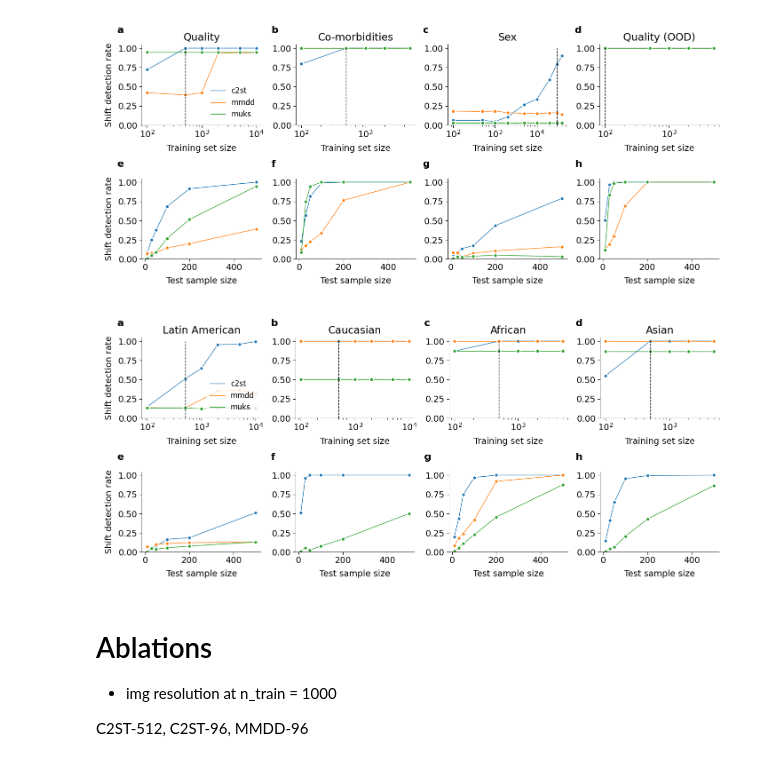
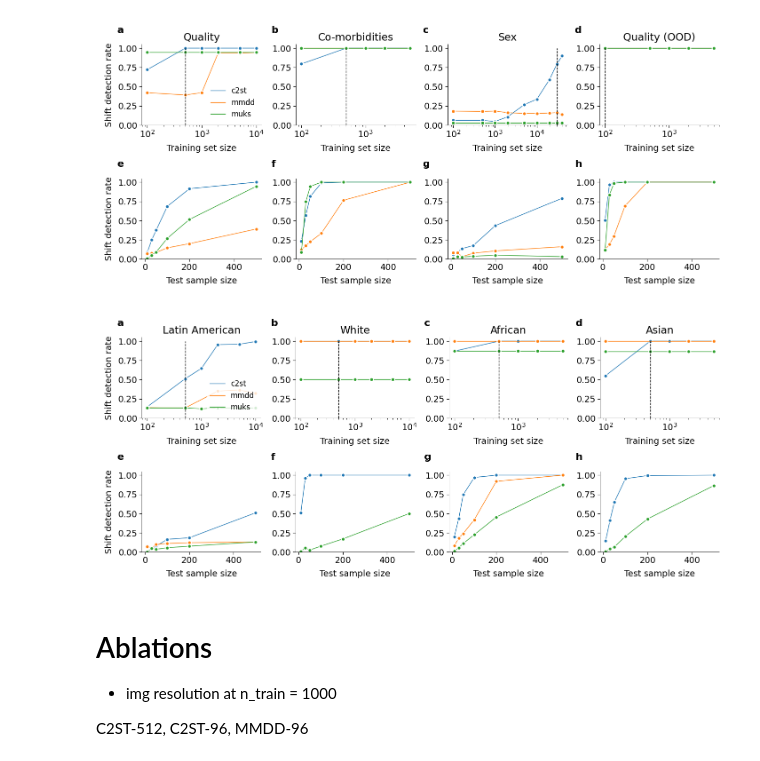
Before and after one commit to lmkoch/postmarket-shift-detection, a Jupyter notebook: scripts/plot.ipynb, the cells around one changed output. Saved outputs shown, nothing was run; the diff lists cells and outputs as text; code cells hidden in the pictures.

```diff
--- a/scripts/plot.ipynb
+++ b/scripts/plot.ipynb
@@ -475,39 +104,0 @@ See the caveats in the documentation: https://pandas.pydata.org/pandas-docs/stab
-# %%
-
-
-table_results = pd.concat([quality, comorbids, ethnicity, sex])
-table_results = table_results[['method', 'attribute', 'sample_size', 'power', 'dataset_ds_basic_preproc_img_size']]
-
-table_results
-table_results = table_results.groupby(["sample_size", "method", "dataset_ds_basic_preproc_img_size", "attribute"])['power'].mean().reset_index()
-
-
-table_rows = []
-
-title_row_1 = "Shift & Test & 10 & 30 & 50 & 100 & 200 & 500 \n"
-table_rows.append(title_row_1)
-
-table_rows.append("\hline \n")
-
-for shift_type in table_results['attribute'].unique():
-    print(shift_type)
-
-    c2st512 = table_results[(table_results['attribute'] == shift_type) & (table_results['dataset_ds_basic_preproc_img_size'] == 512)]
-    c2st96 = table_results[(table_results['attribute'] == shift_type) & (table_results['dataset_ds_basic_preproc_img_size'] == 96)  & (table_results['method'] == "c2st")]
-    mmdd = table_results[(table_results['attribute'] == shift_type) & (table_results['method'] == "mmdd")]
-
-    row = f"{shift_type} & C2ST-512 & " + ' & '.join([f"{ele:.02f}" for ele in list(c2st512['power'])]) + "\\\\  \n"
-    table_rows.append(row)
-
-    row = f"{shift_type} & C2ST-96 & " + ' & '.join([f"{ele:.02f}" for ele in list(c2st96['power'])]) + "\\\\  \n"
-    table_rows.append(row)
-
-    row = f"{shift_type} & MMDD-96 & " + ' & '.join([f"{ele:.02f}" for ele in list(mmdd['power'])]) + "\\\\  \n"
-    table_rows.append(row)
-
-    table_rows.append("\hline \n")
-
-
-table_file = "size_ablation_table.txt"
-with open(table_file, "w") as f:
-    f.writelines(table_rows)
@@ -1156,7 +729,7 @@ with plt.style.context("../utils/plot_style.txt"):
                 ci=None,
                 # style='sample_size', style_order=sample_sizes,
                 ax=ax[row, idx], marker='.')
-    ax[row, idx].set_title("Caucasian")
+    ax[row, idx].set_title("White")
 
     style_powerplot(ax[row, idx], xlim=None, xlabel=x_label_top)
 
@@ -1231,34 +804,34 @@ with plt.style.context("../utils/plot_style.txt"):
     # ax[1, idx].set_title("Quality")
 
     style_powerplot(ax[1, idx], xlim=None, xlabel=x_label_bottom)
     ax[1, idx].set_ylabel(None)
     ax[1, idx].get_legend().remove()
 
     # add_letters(fig, ax)
 
     # idx=4
 
     # bp = sns.pointplot(data=ethnicity, x="method", y="type_1err", join=False,  ax=ax[row, idx], palette=sns.color_palette())
 
     # bp.set(xticklabels=[])
     # bp.set(xlabel=None)
 
     # ax[row, idx].set_ylim([0, 0.08])
     # ax[row, idx].set_ylabel("Type I error")
     # ax[row, idx].set_yticks(y_tick_type1err, )
 
     # ax[row, idx].spines['bottom'].set_visible(False)
     # ax[row, idx].set_xticks([])
 
 
 
     # ax[1, idx].remove()
 
     add_letters(fig, ax, dx=-20/72.)
 
     fig.savefig('figs/eyepacs_ethnicity.pdf')
 # %% [output]
-[figure, old version]
+[figure, new version]
 # %% [markdown]
 # Ablations
 
```
Also changed, not shown: parts of 17 cells of this notebook, 3 other files.
